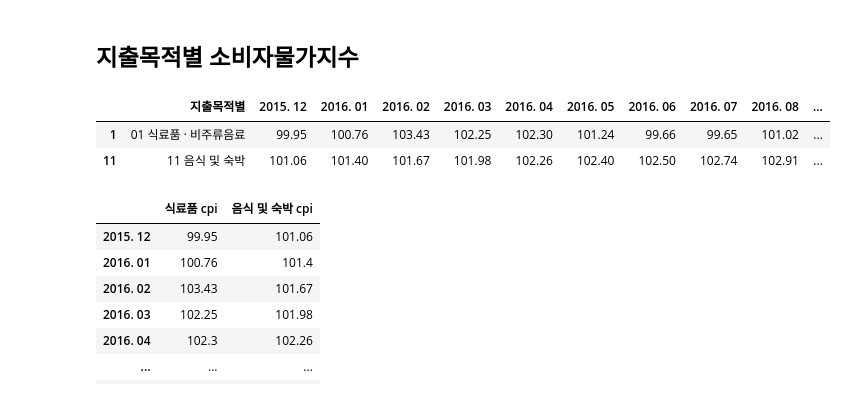
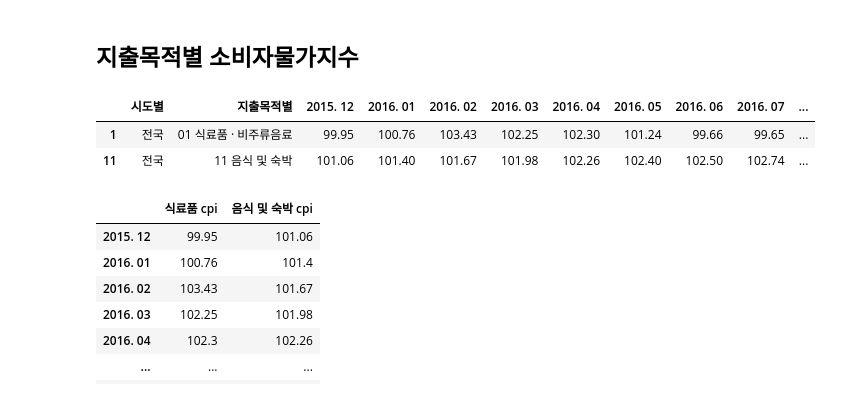
Before and after one commit to Yeony54/Project_Seafood_Import_Price_Prediction, a Jupyter notebook: temp_Preprocessing.ipynb, the cells around one changed output. Saved outputs shown, nothing was run; the diff lists cells and outputs as text; code cells hidden in the pictures.

```diff
--- a/temp_Preprocessing.ipynb
+++ b/temp_Preprocessing.ipynb
@@ -849,6 +849,6 @@ df_train.sample(5)
 # %% [markdown]
 ## Import Data
 # %%
-cpi_purpose = pd.read_csv("/content/drive/MyDrive/빅콘/Seafood_Import_Price_Prediction/DATA/cpi/raw_cpi_purpose.csv",encoding='cp949')  # CPI
+cpi_total = pd.read_csv("/content/DATA/raw_cpi_total.csv",encoding='cp949')  # CPI
 
-cpi_purpose
+cpi_total
@@ -861,14 +894,8 @@ cpi_fish
 # %% [markdown]
 ### Drop Columns/Rows
 # %%
-cpi_purpose.drop('시도별',axis=1,inplace=True)
+cpi_total_copy = cpi_total.copy()
 
-cpi_purpose_copy = cpi_purpose.copy()
+cpi_total.drop('시도별',axis=1,inplace=True)
 
-cpi_purpose_copy.drop('지출목적별',axis=1,inplace=True)
-
-cpi_total = cpi_purpose_copy.iloc[0,:] # 전국 소비자물가 총지수만 추출
-
-cpi_total = pd.DataFrame(cpi_total.values,columns=['cpi'],index=cpi_total.index)
-
-cpi_total
+cpi_total.drop('지출목적별',axis=1,inplace=True)
@@ -915,11 +924,11 @@ cpi_total
 # %% [markdown]
 ## 지출목적별 소비자물가지수
 # %%
-cpi_purpose2 = cpi_purpose.iloc[[1,11],:]
+cpi_purpose = cpi_total_copy.iloc[[1,11],:]
 
-cpi_purpose2 # 전국 식료품별, 음식서비스별 cpi만 추출
+cpi_purpose # 전국 식료품별, 음식서비스별 cpi만 추출
 # %% [output]
-|  | 지출목적별 | 2015. 12 | 2016. 01 | 2016. 02 | 2016. 03 | 2016. 04 | 2016. 05 | 2016. 06 | 2016. 07 | 2016. 08 | ... |
-| 1 | 01 식료품 · 비주류음료 | 99.95 | 100.76 | 103.43 | 102.25 | 102.30 | 101.24 | 99.66 | 99.65 | 101.02 | ... |
-| 11 | 11 음식 및 숙박 | 101.06 | 101.40 | 101.67 | 101.98 | 102.26 | 102.40 | 102.50 | 102.74 | 102.91 | ... |
+|  | 시도별 | 지출목적별 | 2015. 12 | 2016. 01 | 2016. 02 | 2016. 03 | 2016. 04 | 2016. 05 | 2016. 06 | 2016. 07 | ... |
+| 1 | 전국 | 01 식료품 · 비주류음료 | 99.95 | 100.76 | 103.43 | 102.25 | 102.30 | 101.24 | 99.66 | 99.65 | ... |
+| 11 | 전국 | 11 음식 및 숙박 | 101.06 | 101.40 | 101.67 | 101.98 | 102.26 | 102.40 | 102.50 | 102.74 | ... |
 # %%
```
Also changed, not shown: parts of 10 cells of this notebook.
